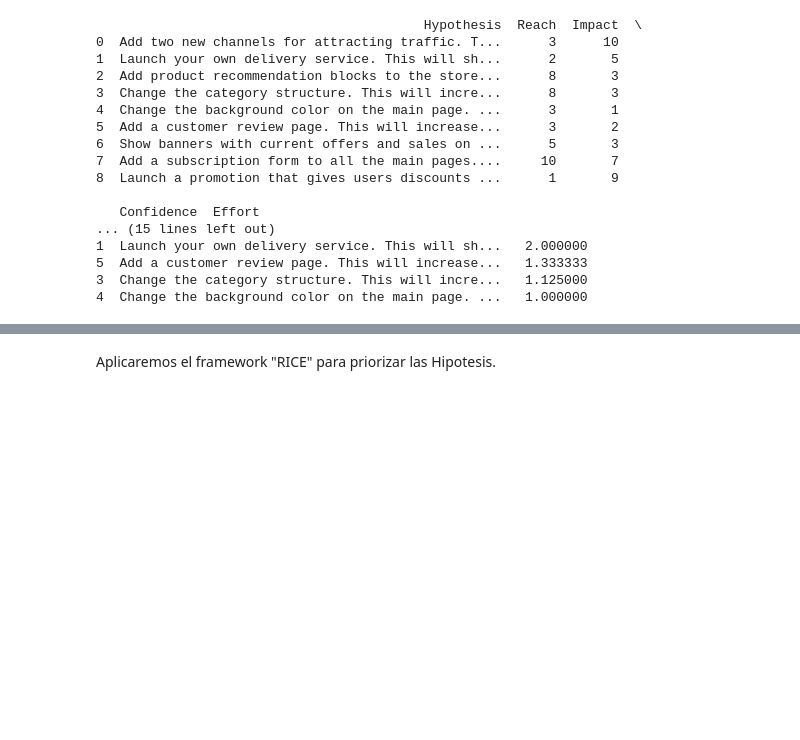
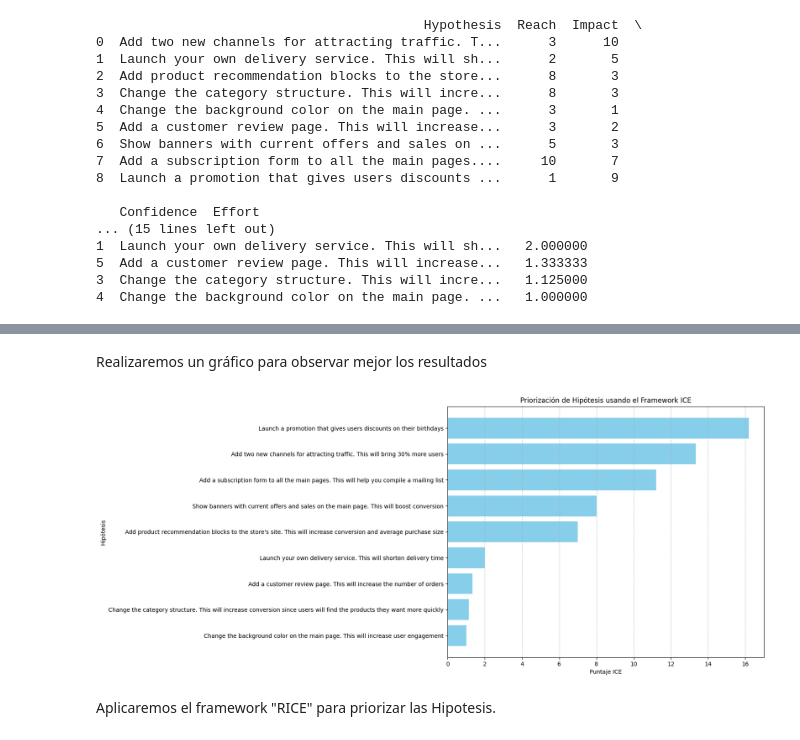
Before and after one commit to Rom5262/Analisis-Mercado, a Jupyter notebook: marketing.ipynb, the cells around one changed output, grey strips where cells are left out. Cells and saved outputs as stored; diff of their text form; code cells hidden in the pictures; blank space fills up the shorter version.

```diff
--- a/marketing.ipynb
+++ b/marketing.ipynb
@@ -11,7 +11,7 @@ from statsmodels.stats.proportion import proportions_ztest
 # %% [markdown]
 <h2 style="color:blue;">Vamos a trabajar con la Base de Datos "hipot"</h2>
 # %%
-hipot = pd.read_csv('/datasets/hypotheses_us.csv', sep=';')
+hipot = pd.read_csv('./data/hypotheses_us.csv', sep=';')
 # %%
 hipot.info()
 # %% [output]
@@ -113,3 +107,18 @@ Esta tabla nos refleja que las primeras 3  hipotesis son buenas para implementar
+# %% [markdown]
+Realizaremos un gráfico para observar mejor los resultados
+# %%
+hipot_importancia = hipot.sort_values(by='ICE', ascending=True)
+plt.figure(figsize=(10, 8))
+plt.barh(hipot_importancia['Hypothesis'], hipot_importancia['ICE'], color='skyblue')
+
+plt.xlabel('Puntaje ICE')
+plt.ylabel('Hipótesis')
+plt.title('Priorización de Hipótesis usando el Framework ICE')
+plt.grid(axis='x', linestyle='--', alpha=0.7)
+
+plt.show()
+# %% [output]
+[figure, added]
 # %% [markdown]
 Aplicaremos el framework "RICE" para priorizar las Hipotesis.
 # %%
```
Also changed, not shown: parts of 35 cells of this notebook.
